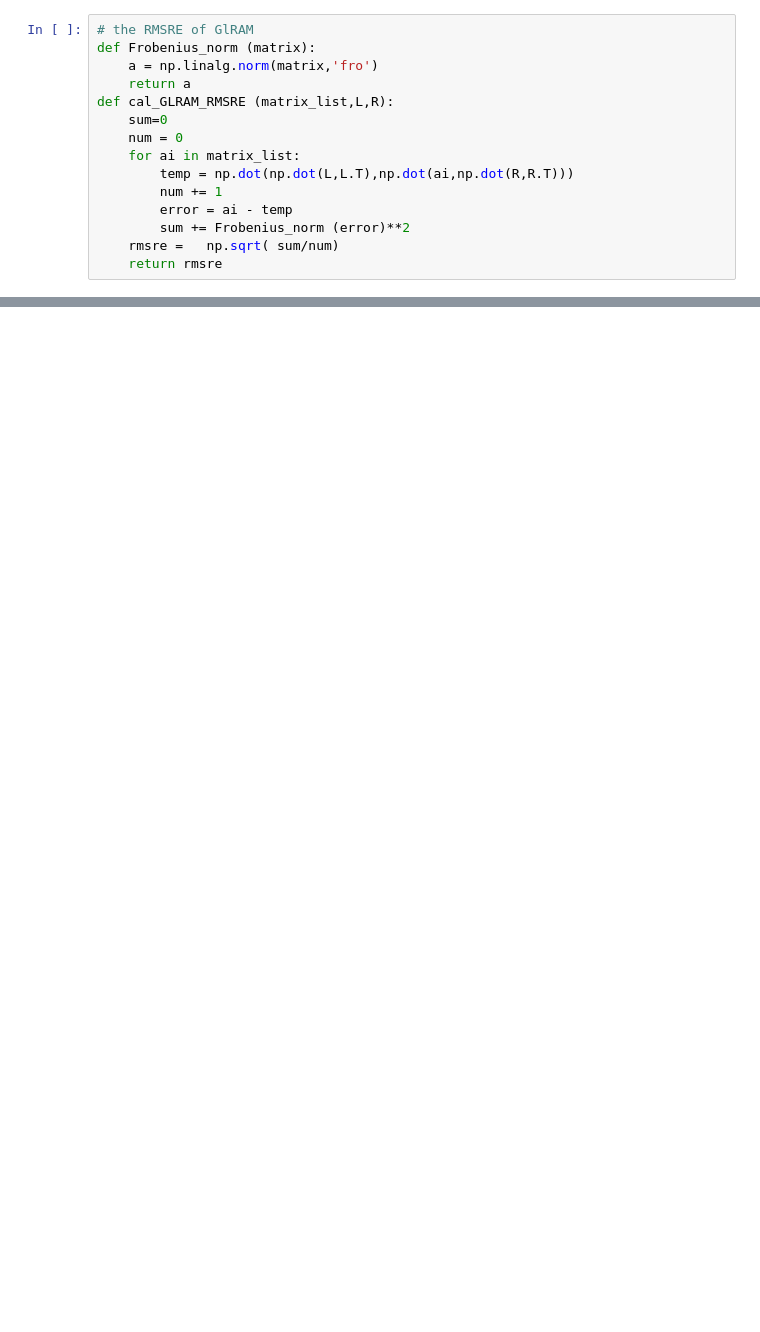
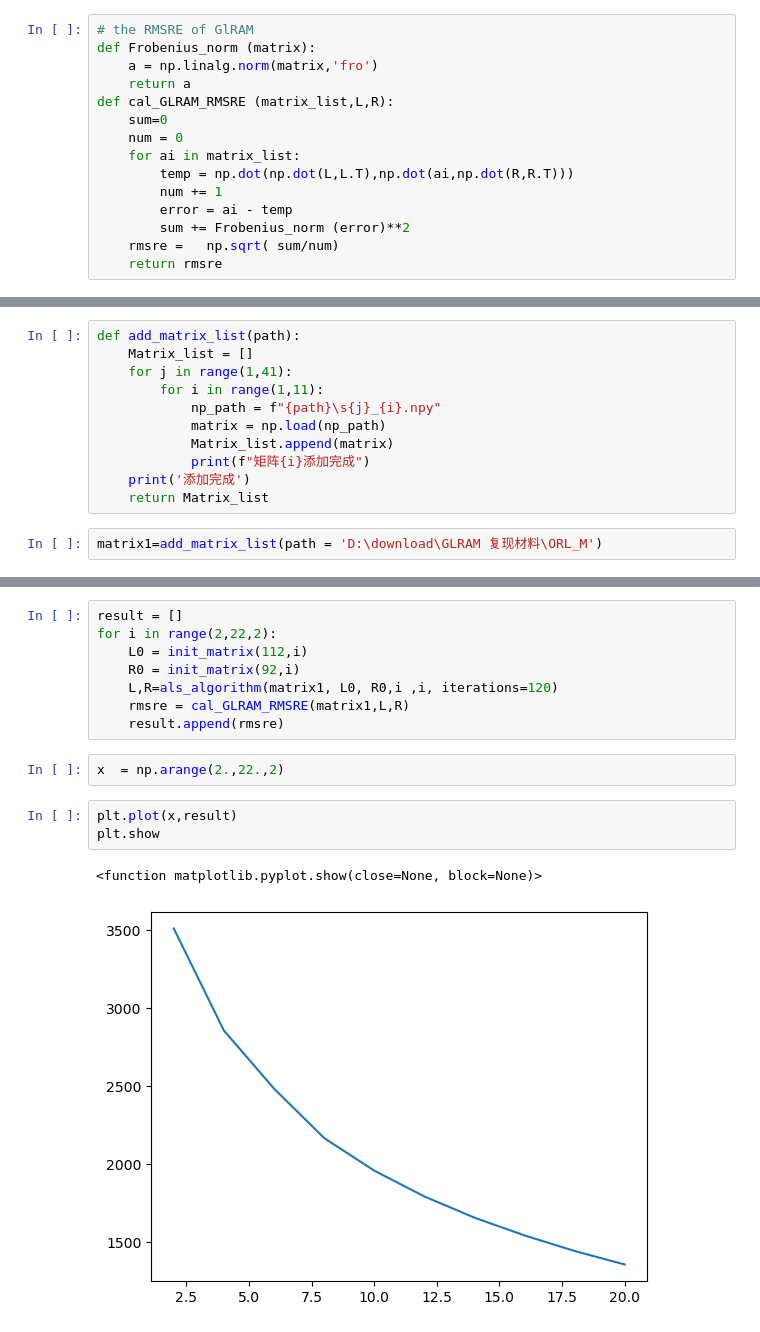
Before and after one commit to RichardF123/2D-PCA-and-GLRAM, a Jupyter notebook: GLRAM core coding.ipynb, the cells around one changed output, grey strips where cells are left out. Drawn from its saved outputs; the diff is of its cells as text; blank space fills up the shorter version.

```diff
--- a/GLRAM core coding.ipynb
+++ b/GLRAM core coding.ipynb
@@ -61,0 +105,13 @@ def cal_GLRAM_RMSRE (matrix_list,L,R):
+# %%
+def add_matrix_list(path):
+    Matrix_list = []
+    for j in range(1,41):
+        for i in range(1,11):
+            np_path = f"{path}\s{j}_{i}.npy"
+            matrix = np.load(np_path)
+            Matrix_list.append(matrix)
+            print(f"矩阵{i}添加完成")
+    print('添加完成')
+    return Matrix_list
+# %%
+matrix1=add_matrix_list(path = 'D:\download\GLRAM 复现材料\ORL_M')
@@ -61,0 +136,16 @@ def cal_GLRAM_RMSRE (matrix_list,L,R):
+# %%
+result = []
+for i in range(2,22,2):
+    L0 = init_matrix(112,i)
+    R0 = init_matrix(92,i)
+    L,R=als_algorithm(matrix1, L0, R0,i ,i, iterations=120)
+    rmsre = cal_GLRAM_RMSRE(matrix1,L,R)
+    result.append(rmsre)
+# %%
+x  = np.arange(2.,22.,2)
+# %%
+plt.plot(x,result)
+plt.show
+# %% [output]
+<function matplotlib.pyplot.show(close=None, block=None)>
+[figure, added]
```
Also changed, not shown: parts of 4 cells of this notebook, 2 other files.
